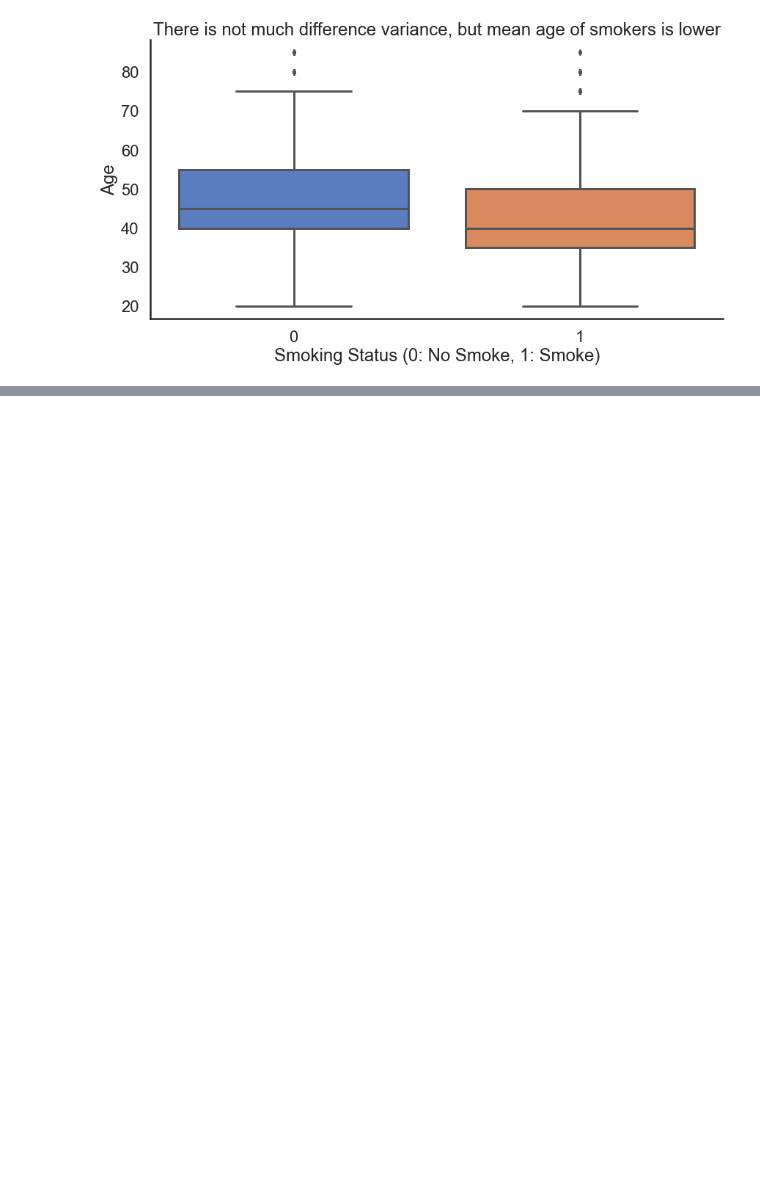
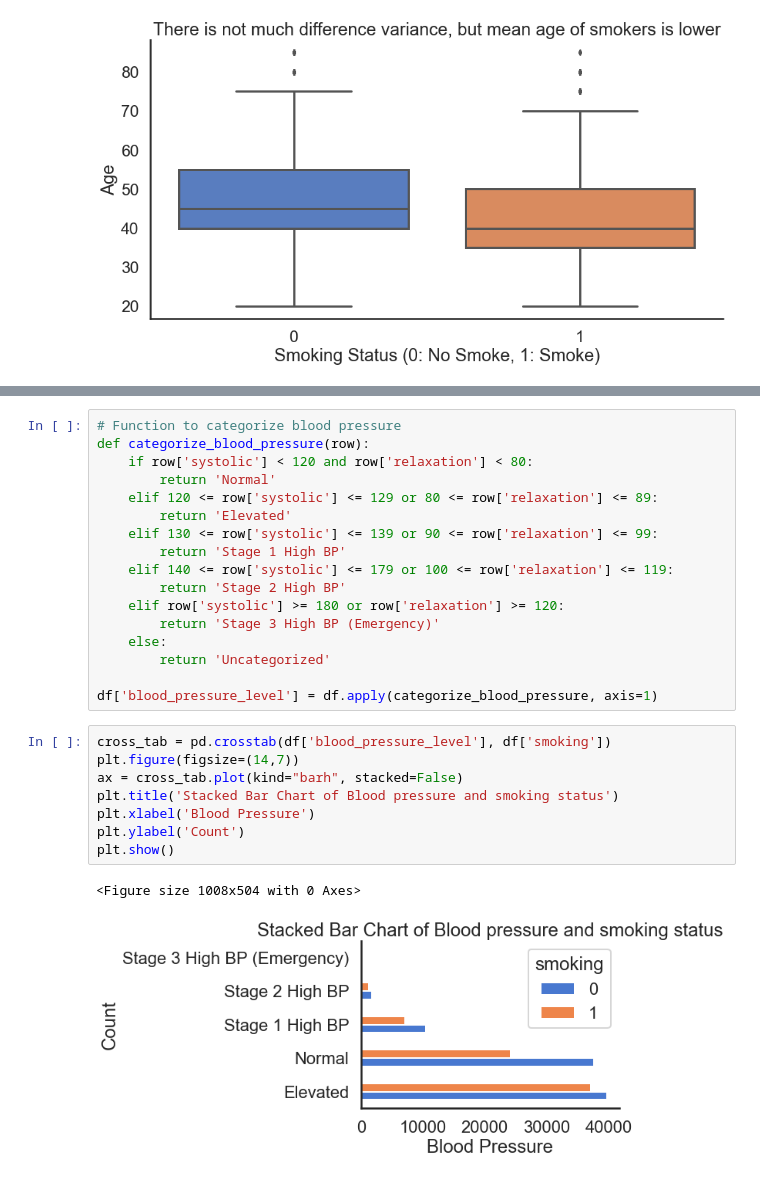
Before and after one commit to Kartikullal/smoker-status, a Jupyter notebook: EDA/initial_playground.ipynb, the cells around one changed output, grey strips where cells are left out. Saved outputs shown, nothing was run; the diff lists cells and outputs as text; blank space fills up the shorter version.

```diff
--- a/EDA/initial_playground.ipynb
+++ b/EDA/initial_playground.ipynb
@@ -299,0 +316,28 @@ plt.show()
+# %%
+# Function to categorize blood pressure
+def categorize_blood_pressure(row):
+    if row['systolic'] < 120 and row['relaxation'] < 80:
+        return 'Normal'
+    elif 120 <= row['systolic'] <= 129 or 80 <= row['relaxation'] <= 89:
+        return 'Elevated'
+    elif 130 <= row['systolic'] <= 139 or 90 <= row['relaxation'] <= 99:
+        return 'Stage 1 High BP'
+    elif 140 <= row['systolic'] <= 179 or 100 <= row['relaxation'] <= 119:
+        return 'Stage 2 High BP'
+    elif row['systolic'] >= 180 or row['relaxation'] >= 120:
+        return 'Stage 3 High BP (Emergency)'
+    else:
+        return 'Uncategorized'
+
+df['blood_pressure_level'] = df.apply(categorize_blood_pressure, axis=1)
+# %%
+cross_tab = pd.crosstab(df['blood_pressure_level'], df['smoking'])
+plt.figure(figsize=(14,7))
+ax = cross_tab.plot(kind="barh", stacked=False)
+plt.title('Stacked Bar Chart of Blood pressure and smoking status')
+plt.xlabel('Blood Pressure')
+plt.ylabel('Count')
+plt.show()
+# %% [output]
+<Figure size 1008x504 with 0 Axes>
+[figure, added]
```
Also changed, not shown: parts of 57 cells of this notebook, 3 other files.
